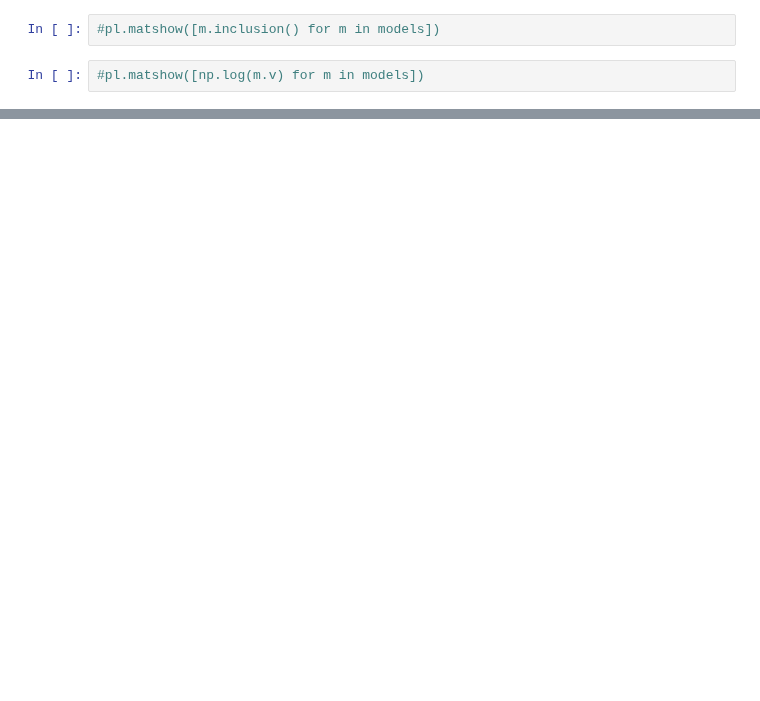
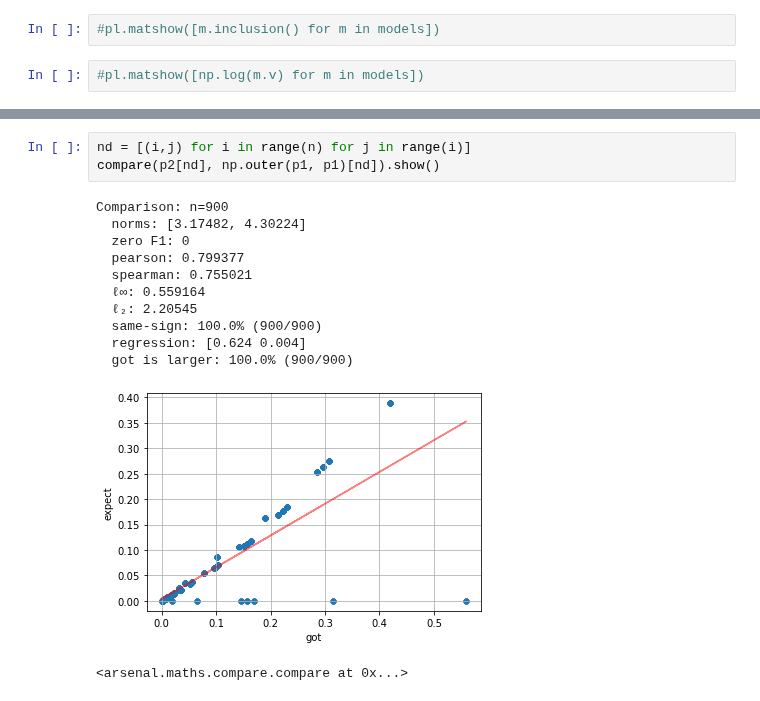
Before and after one commit to timvieira/blog, a Jupyter notebook: content/Optimal-sampling-designs.ipynb, the cells around one changed output, grey strips where cells are left out. Saved outputs shown, nothing was run; the diff lists cells and outputs as text; blank space fills up the shorter version.

```diff
--- a/content/Optimal-sampling-designs.ipynb
+++ b/content/Optimal-sampling-designs.ipynb
@@ -360,0 +354,16 @@ Comparison: n=10
+# %%
+nd = [(i,j) for i in range(n) for j in range(i)]
+compare(p2[nd], np.outer(p1, p1)[nd]).show()
+# %% [output]
+Comparison: n=900
+  norms: [3.17482, 4.30224]
+  zero F1: 0
+  pearson: 0.799377
+  spearman: 0.755021
+  ℓ∞: 0.559164
+  ℓ₂: 2.20545
+  same-sign: 100.0% (900/900)
+  regression: [0.624 0.004]
+  got is larger: 100.0% (900/900)
+[figure, added]
+<arsenal.maths.compare.compare at 0x...>
```
Also changed, not shown: parts of 51 cells of this notebook, 3 other files.
